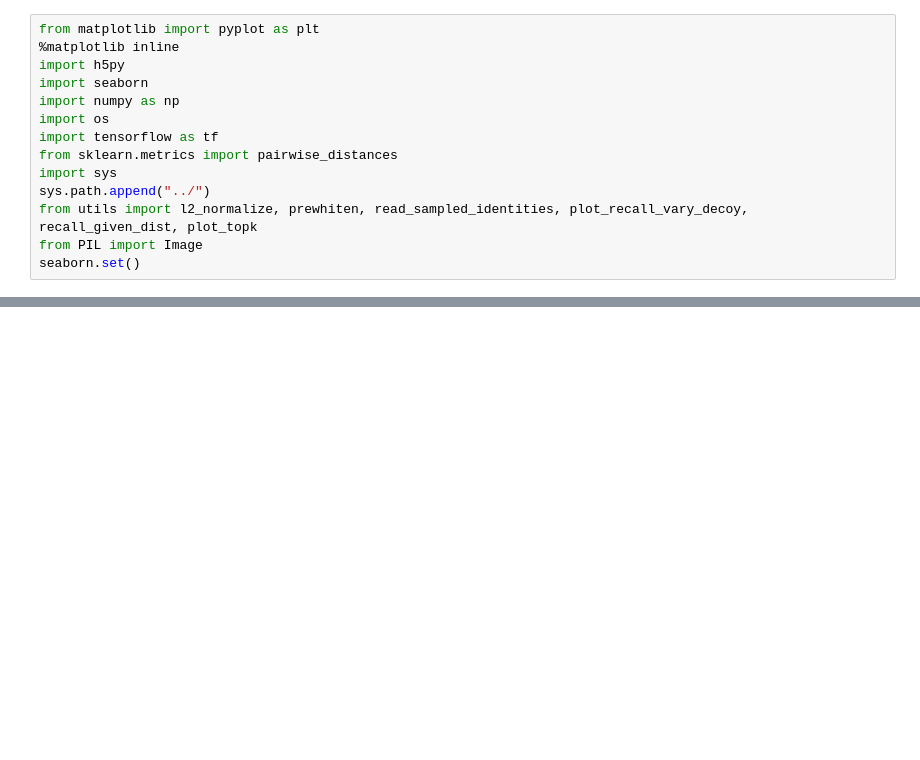
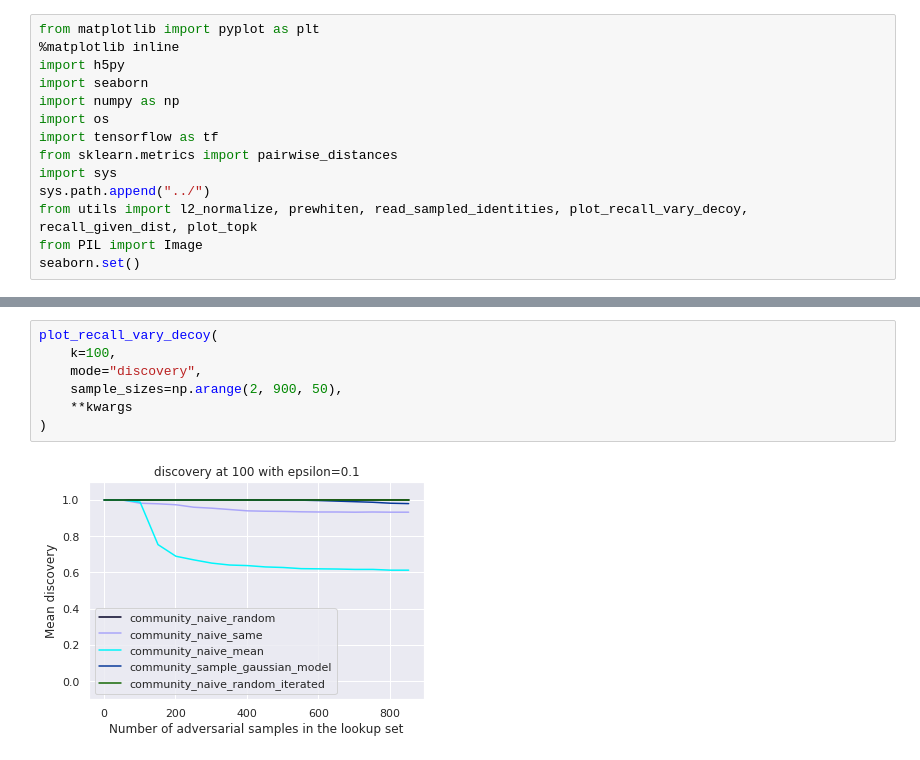
Before and after one commit to psturmfels/adversarial_faces, a Jupyter notebook: notebooks/recall_vs_adv_set_size.ipynb, the cells around one changed output, grey strips where cells are left out. Cells and saved outputs as stored; diff of their text form; blank space fills up the shorter version.

```diff
--- a/notebooks/recall_vs_adv_set_size.ipynb
+++ b/notebooks/recall_vs_adv_set_size.ipynb
@@ -38,0 +36,9 @@ IndexError: index 0 is out of bounds for axis 0 with size 0
+# %%
+plot_recall_vary_decoy(
+    k=100,
+    mode="discovery",
+    sample_sizes=np.arange(2, 900, 50),
+    **kwargs
+)
+# %% [output]
+[figure, added]
```
Also changed, not shown: parts of 3 cells of this notebook, 3 other files.
